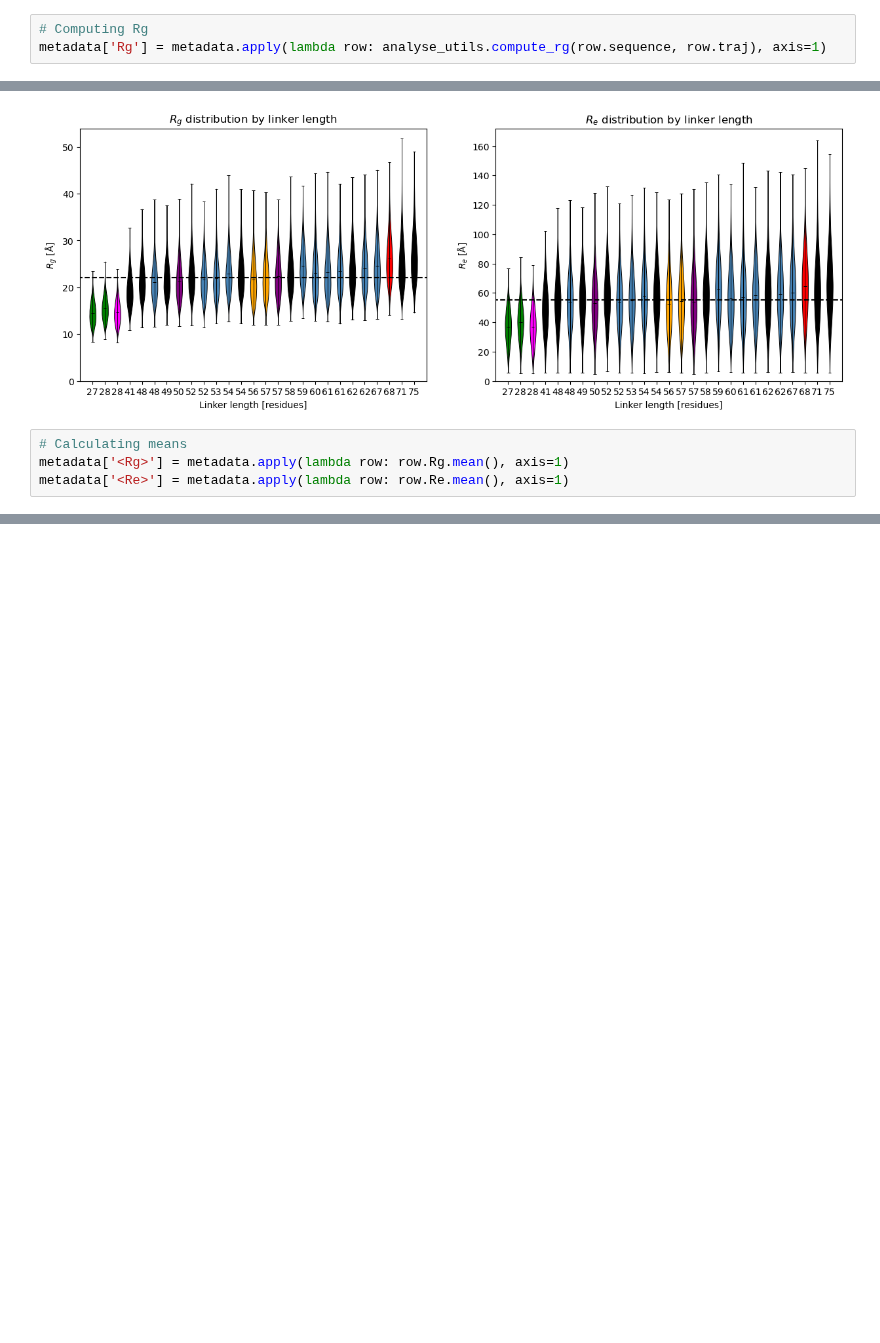
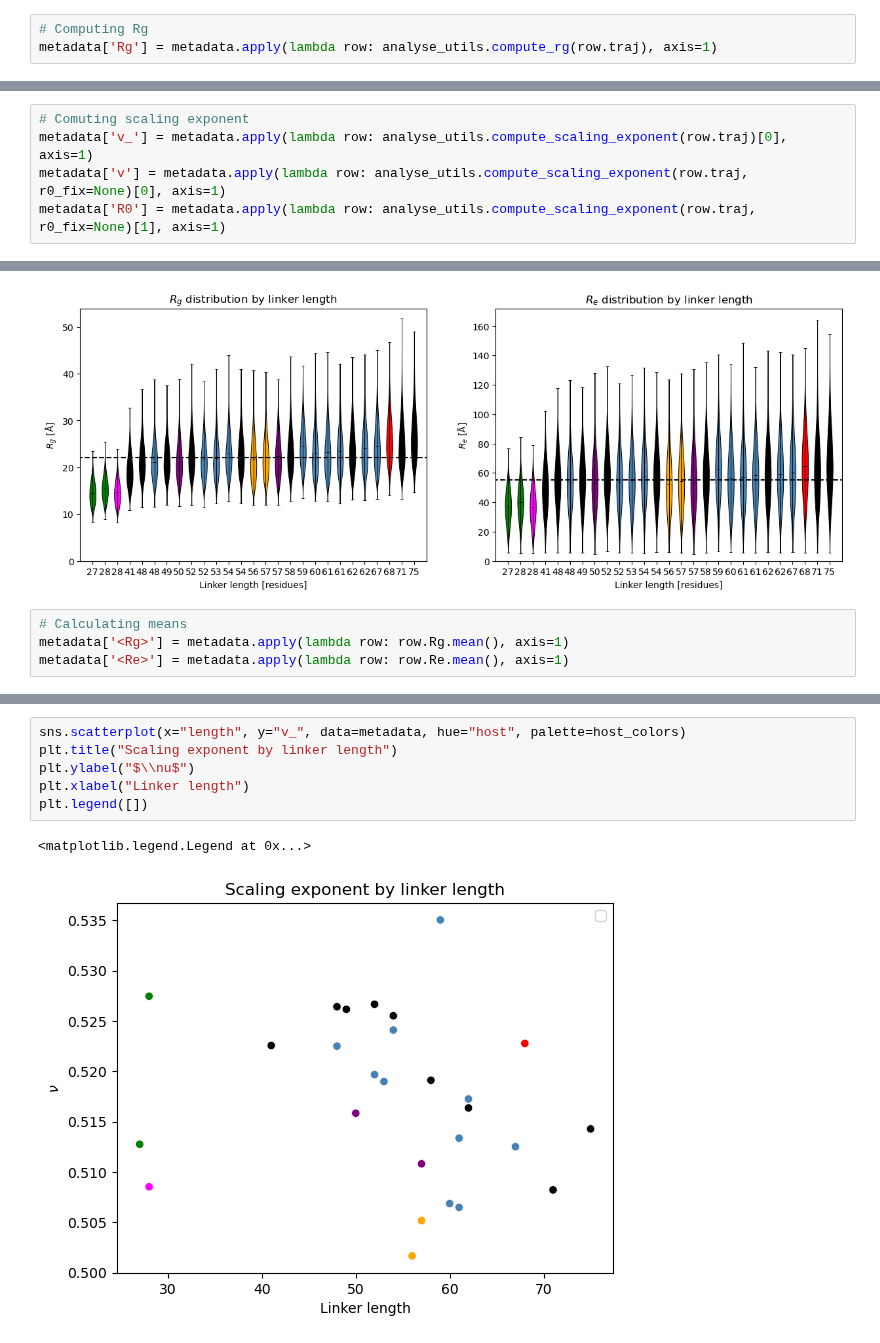
Before and after one commit to frederikespersen/OrthoIDP, a Jupyter notebook: exp/e1a_linkers/e1a_linkers.ipynb, the cells around one changed output, grey strips where cells are left out. Cells and saved outputs as stored; diff of their text form; blank space fills up the shorter version.

```diff
--- a/exp/e1a_linkers/e1a_linkers.ipynb
+++ b/exp/e1a_linkers/e1a_linkers.ipynb
@@ -111,10 +111,15 @@ new_index = [
 metadata = metadata.loc[new_index]
 # %%
 # Computing Rg
-metadata['Rg'] = metadata.apply(lambda row: analyse_utils.compute_rg(row.sequence, row.traj), axis=1)
+metadata['Rg'] = metadata.apply(lambda row: analyse_utils.compute_rg(row.traj), axis=1)
 # %%
 # Computing Re
 metadata['Re'] = metadata.apply(lambda row: analyse_utils.compute_end_to_end(row.traj), axis=1)
+# %%
+# Comuting scaling exponent
+metadata['v_'] = metadata.apply(lambda row: analyse_utils.compute_scaling_exponent(row.traj)[0], axis=1)
+metadata['v'] = metadata.apply(lambda row: analyse_utils.compute_scaling_exponent(row.traj, r0_fix=None)[0], axis=1)
+metadata['R0'] = metadata.apply(lambda row: analyse_utils.compute_scaling_exponent(row.traj, r0_fix=None)[1], axis=1)
 # %%
 # Set up the figure
 fig, axes = plt.subplots(1, 2, figsize=(15, 5))
@@ -301,3 +306,12 @@ ax.text(50, 30, "slope: {:.2f} Å/res\nintercept: {:.2f} Å/res".format(*np.poly
 plt.show()
 # %% [output]
 [figure]
+# %%
+sns.scatterplot(x="length", y="v_", data=metadata, hue="host", palette=host_colors)
+plt.title("Scaling exponent by linker length")
+plt.ylabel("$\\nu$")
+plt.xlabel("Linker length")
+plt.legend([])
+# %% [output]
+<matplotlib.legend.Legend at 0x...>
+[figure, added]
```
Also changed, not shown: parts of 1 cell of this notebook, 18 other files.
